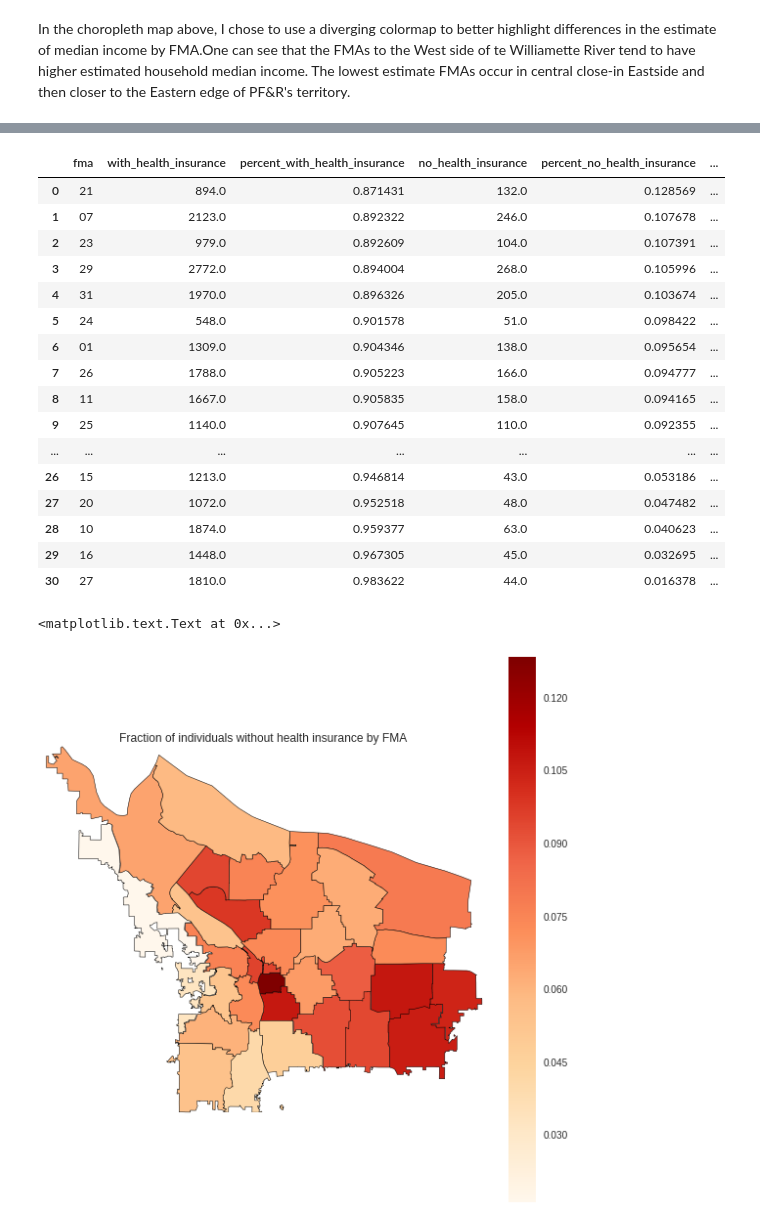
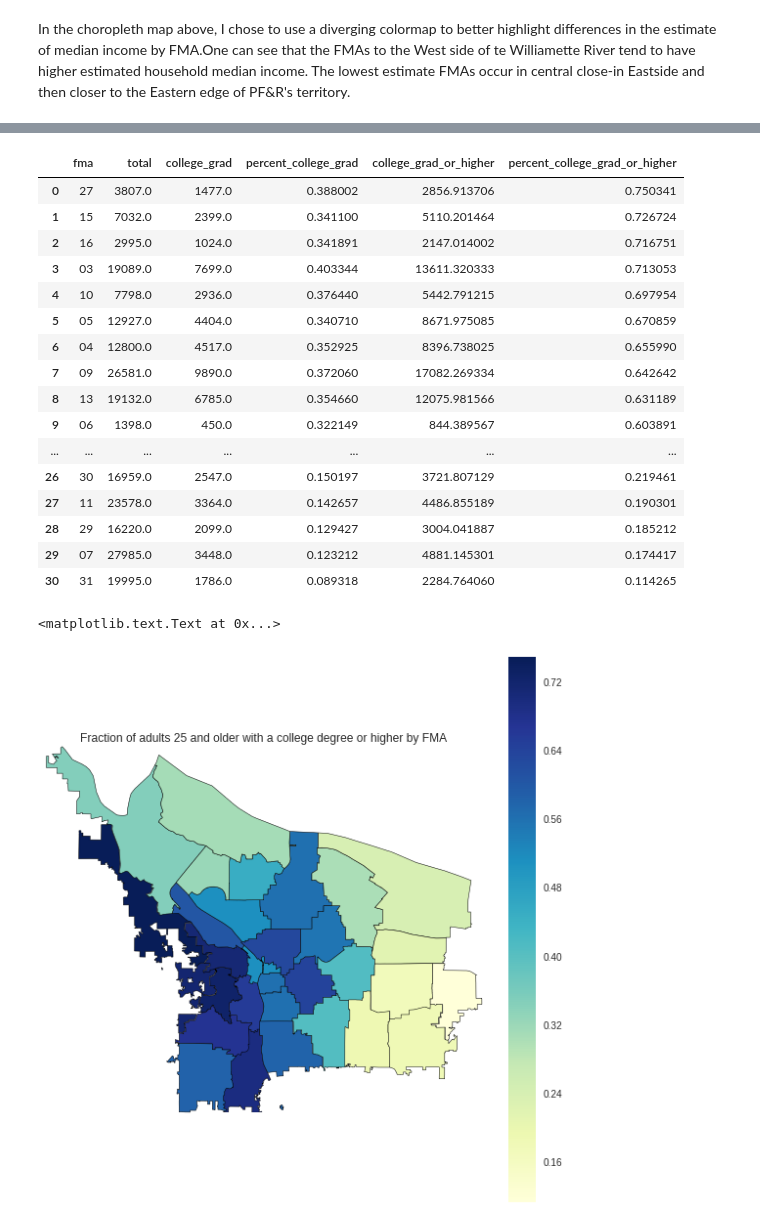
Before and after one commit to sky-t/hack-or-emergency-response, a Jupyter notebook: census_eda_geo.ipynb, the cells around one changed output, grey strips where cells are left out. Drawn from its saved outputs; the diff is of its cells as text; code cells hidden in the pictures.

```diff
--- a/census_eda_geo.ipynb
+++ b/census_eda_geo.ipynb
@@ -407,3 +464,29 @@ ORDER BY percent_no_health_insurance DESC
+# %%
+# explore educational attainment by FMA
+# aggregate by calculating % of individuals with just college degree, % with college degree or higher
+
+QUERY6= '''SELECT f.fma,
+  round(sum(c.total*f.overlap_cbg)) AS total,
+  round(sum(c.bachelor_degree*f.overlap_cbg)) AS college_grad,
+  ((sum(c.bachelor_degree*f.overlap_cbg))/(sum(c.total*f.overlap_cbg)
+      )) AS percent_college_grad,
+  (((sum(c.bachelor_degree*f.overlap_cbg))
+  +(sum(c.master_degree*f.overlap_cbg))
+  +(sum(c.professional_school_degree*f.overlap_cbg))
+  +(sum(c.doctorate_degree*f.overlap_cbg)))) AS college_grad_or_higher,
+  (((sum(c.bachelor_degree*f.overlap_cbg))
+  +(sum(c.master_degree*f.overlap_cbg))
+  +(sum(c.professional_school_degree*f.overlap_cbg))
+  +(sum(c.doctorate_degree*f.overlap_cbg)))
+  /(sum(c.total*f.overlap_cbg))) AS percent_college_grad_or_higher,
+  s.geom
+FROM fmac_proportion f INNER JOIN census_educational_attainment c
+ON f.c_block = c.id2
+INNER JOIN fma_shapes s
+ON f.fma = s.fma
+GROUP BY f.fma, s.geom
+ORDER BY percent_college_grad_or_higher DESC
+'''
 # %%
 df6 = gpd_query(QUERY6)
 # %% [output]
@@ -442,36 +510,36 @@ memory usage: 1.5+ KB
-# %%
-df6
-# %% [output]
-|  | fma | with_health_insurance | percent_with_health_insurance | no_health_insurance | percent_no_health_insurance | ... |
-| 0 | 21 | 894.0 | 0.871431 | 132.0 | 0.128569 | ... |
-| 1 | 07 | 2123.0 | 0.892322 | 246.0 | 0.107678 | ... |
-| 2 | 23 | 979.0 | 0.892609 | 104.0 | 0.107391 | ... |
-| 3 | 29 | 2772.0 | 0.894004 | 268.0 | 0.105996 | ... |
-| 4 | 31 | 1970.0 | 0.896326 | 205.0 | 0.103674 | ... |
-| 5 | 24 | 548.0 | 0.901578 | 51.0 | 0.098422 | ... |
-| 6 | 01 | 1309.0 | 0.904346 | 138.0 | 0.095654 | ... |
-| 7 | 26 | 1788.0 | 0.905223 | 166.0 | 0.094777 | ... |
-| 8 | 11 | 1667.0 | 0.905835 | 158.0 | 0.094165 | ... |
-| 9 | 25 | 1140.0 | 0.907645 | 110.0 | 0.092355 | ... |
-| ... | ... | ... | ... | ... | ... | ... |
-| 26 | 15 | 1213.0 | 0.946814 | 43.0 | 0.053186 | ... |
-| 27 | 20 | 1072.0 | 0.952518 | 48.0 | 0.047482 | ... |
-| 28 | 10 | 1874.0 | 0.959377 | 63.0 | 0.040623 | ... |
-| 29 | 16 | 1448.0 | 0.967305 | 45.0 | 0.032695 | ... |
-| 30 | 27 | 1810.0 | 0.983622 | 44.0 | 0.016378 | ... |
+# %%
+df6[df6.columns[0:6]]
+# %% [output]
+|  | fma | total | college_grad | percent_college_grad | college_grad_or_higher | percent_college_grad_or_higher |
+| 0 | 27 | 3807.0 | 1477.0 | 0.388002 | 2856.913706 | 0.750341 |
+| 1 | 15 | 7032.0 | 2399.0 | 0.341100 | 5110.201464 | 0.726724 |
+| 2 | 16 | 2995.0 | 1024.0 | 0.341891 | 2147.014002 | 0.716751 |
+| 3 | 03 | 19089.0 | 7699.0 | 0.403344 | 13611.320333 | 0.713053 |
+| 4 | 10 | 7798.0 | 2936.0 | 0.376440 | 5442.791215 | 0.697954 |
+| 5 | 05 | 12927.0 | 4404.0 | 0.340710 | 8671.975085 | 0.670859 |
+| 6 | 04 | 12800.0 | 4517.0 | 0.352925 | 8396.738025 | 0.655990 |
+| 7 | 09 | 26581.0 | 9890.0 | 0.372060 | 17082.269334 | 0.642642 |
+| 8 | 13 | 19132.0 | 6785.0 | 0.354660 | 12075.981566 | 0.631189 |
+| 9 | 06 | 1398.0 | 450.0 | 0.322149 | 844.389567 | 0.603891 |
+| ... | ... | ... | ... | ... | ... | ... |
+| 26 | 30 | 16959.0 | 2547.0 | 0.150197 | 3721.807129 | 0.219461 |
+| 27 | 11 | 23578.0 | 3364.0 | 0.142657 | 4486.855189 | 0.190301 |
+| 28 | 29 | 16220.0 | 2099.0 | 0.129427 | 3004.041887 | 0.185212 |
+| 29 | 07 | 27985.0 | 3448.0 | 0.123212 | 4881.145301 | 0.174417 |
+| 30 | 31 | 19995.0 | 1786.0 | 0.089318 | 2284.764060 | 0.114265 |
 # %%
 gplt.choropleth(df6,
-                hue=df6['percent_no_health_insurance'],  # Display data, passed as a Series
+                hue=df6['percent_college_grad_or_higher'],  # Display data, passed as a Series
                 projection=gcrs.AlbersEqualArea(),
-                cmap='OrRd',
+                cmap='YlGnBu',
                 linewidth=0.5,
                 k=None,
                 legend=True,
                 #scheme='equal_interval',
                 figsize=(10, 10))
 
-plt.title("Fraction of individuals without health insurance by FMA")
+plt.title("Fraction of adults 25 and older with a college degree or higher by FMA")
 # %% [output]
 <matplotlib.text.Text at 0x...>
-[figure, old version]
+[figure, new version]
 # %%
```
Also changed, not shown: parts of 28 cells of this notebook.
